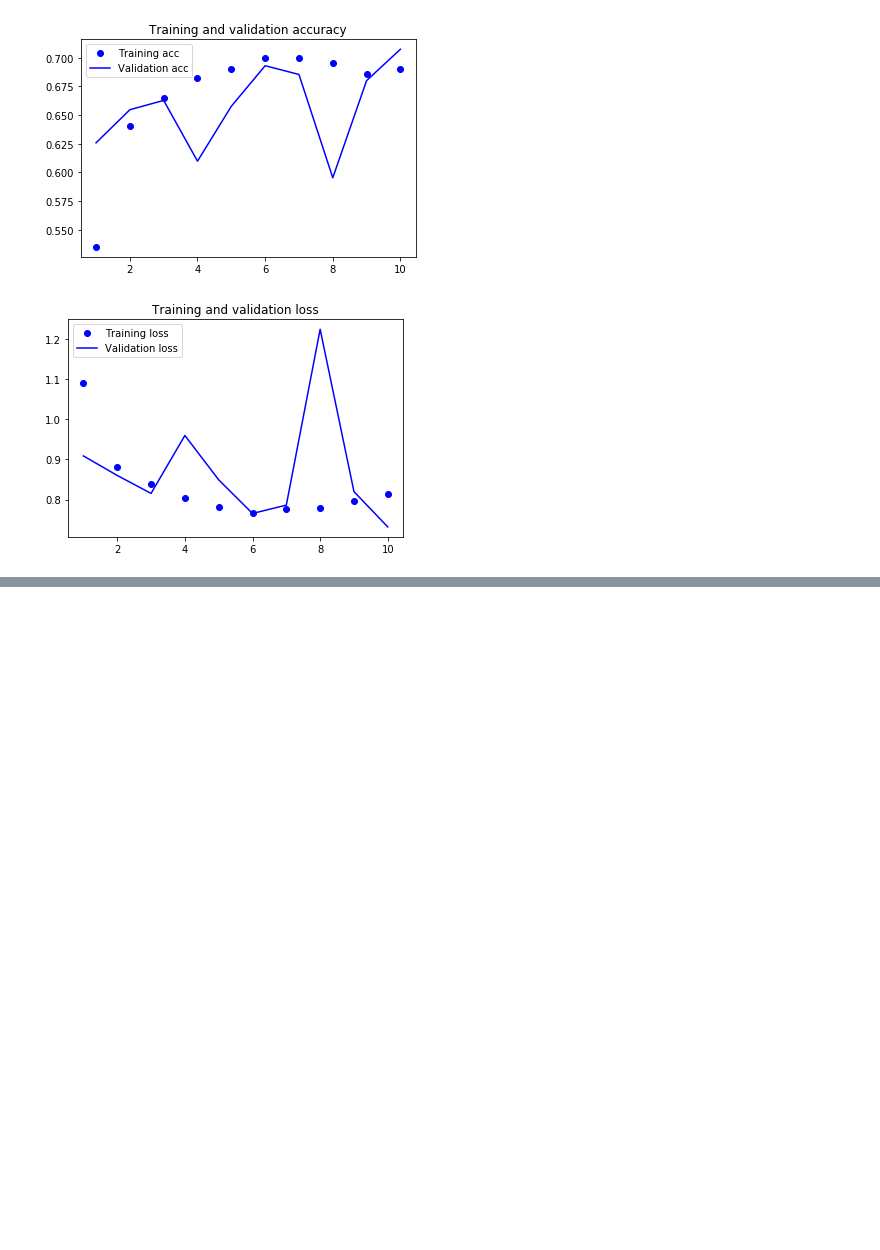
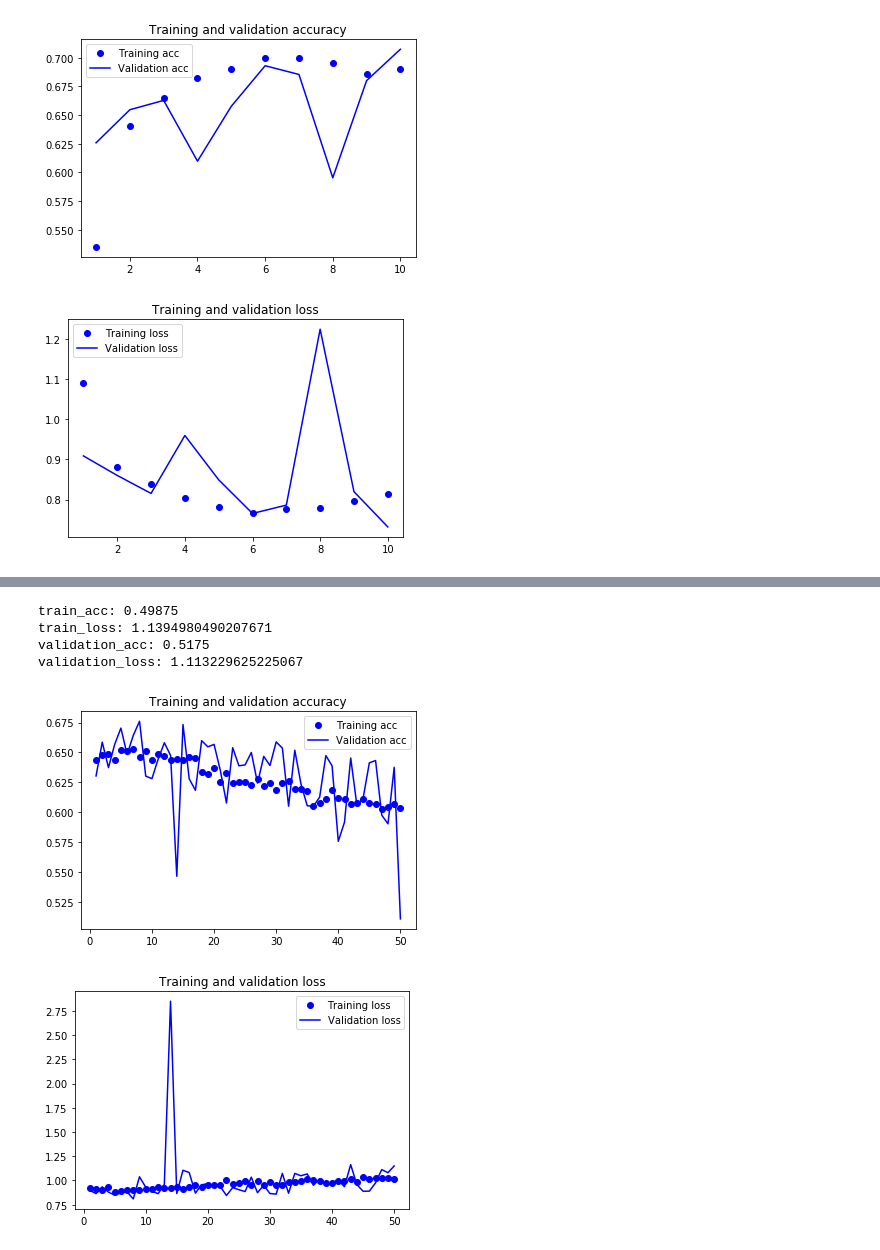
Before and after one commit to teng-joyeen/teng-joyeen, a Jupyter notebook: Multi_Class_Weather_Recognition_and_Classification_on_Outdoor_Images_2.ipynb, the cells around one changed output, grey strips where cells are left out. Drawn from its saved outputs; the diff is of its cells as text; code cells hidden in the pictures; blank space fills up the shorter version.

```diff
--- a/Multi_Class_Weather_Recognition_and_Classification_on_Outdoor_Images_2.ipynb
+++ b/Multi_Class_Weather_Recognition_and_Classification_on_Outdoor_Images_2.ipynb
@@ -1197,3 +1197,17 @@ plt.show()
 # %% [output]
 [figure]
 [figure]
+# %%
+from keras import optimizers
+
+dropout2_model.compile(loss='categorical_crossentropy',
+              optimizer= optimizers.RMSprop(lr=0.001),
+              metrics=['acc'])
+
+dropout3_history = dropout2_model.fit_generator(
+      train_generator,
+      steps_per_epoch=750,  # 24000 images = batch_size * steps
+      epochs=50,
+      validation_data=validation_generator,
+      validation_steps=250,  # 8000 images = batch_size * steps
+      verbose=2)
@@ -1199,0 +1232,40 @@ plt.show()
+# %%
+train_loss, train_acc = dropout2_model.evaluate_generator(train_generator, steps=50)
+print('train_acc:', train_acc)
+print('train_loss:', train_loss)
+
+validation_loss, validation_acc = dropout2_model.evaluate_generator(validation_generator, steps=50)
+print('validation_acc:', validation_acc)
+print('validation_loss:', validation_loss)
+# %% [output]
+train_acc: 0.49875
+train_loss: 1.1394980490207671
+validation_acc: 0.5175
+validation_loss: 1.113229625225067
+# %%
+import matplotlib.pyplot as plt
+
+acc = dropout3_history.history['acc']
+val_acc = dropout3_history.history['val_acc']
+loss = dropout3_history.history['loss']
+val_loss = dropout3_history.history['val_loss']
+
+epochs = range(1, len(acc) + 1)
+
+plt.plot(epochs, acc, 'bo', label='Training acc')
+plt.plot(epochs, val_acc, 'b', label='Validation acc')
+plt.title('Training and validation accuracy')
+plt.legend()
+
+plt.figure()
+
+# Plot training and validation loss per epoch
+plt.plot(epochs, loss, 'bo', label='Training loss')
+plt.plot(epochs, val_loss, 'b', label='Validation loss')
+plt.title('Training and validation loss')
+plt.legend()
+
+plt.show()
+# %% [output]
+[figure, added]
+[figure, added]
```
Also changed, not shown: parts of 1 cell of this notebook.
